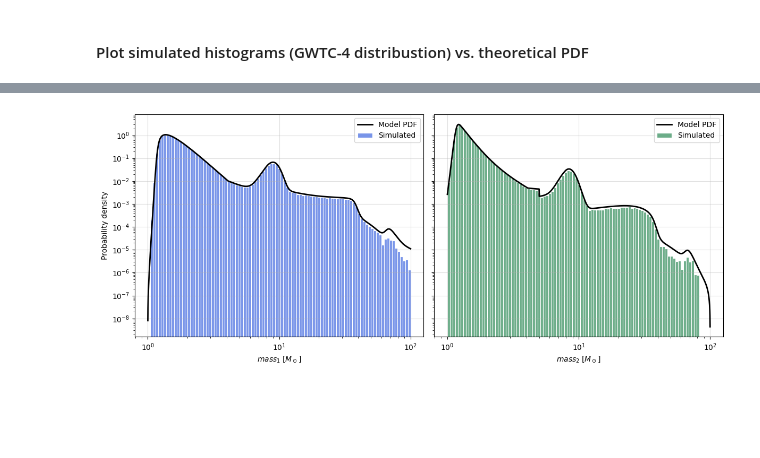
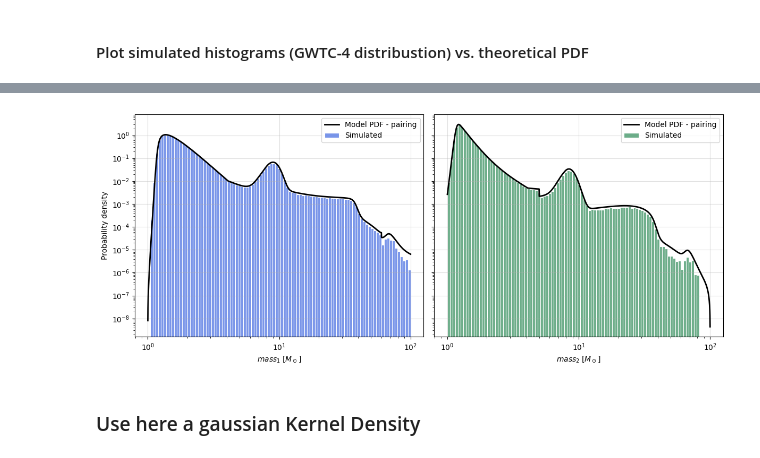
Before and after one commit to weizmannk/cbc-population-distributions, a Jupyter notebook: scripts/quick_start.ipynb, the cells around one changed output, grey strips where cells are left out. Saved outputs shown, nothing was run; the diff lists cells and outputs as text; code cells hidden in the pictures; blank space fills up the shorter version.

```diff
--- a/scripts/quick_start.ipynb
+++ b/scripts/quick_start.ipynb
@@ -259,7 +255,8 @@ _p_m1m2 = np.outer(pdf_model, pdf_model) * (
     (_m2 < hyperparams["mbreak"]) * (_m2 / _m1) ** _pow_1
     + (_m2 >= hyperparams["mbreak"]) * (_m2 / _m1) ** _pow_2
 )
-_p_m1m2 *= _m1 >= _m2
+_p_m1m2 *= (_m1 >= _m2) & np.logical_not((_m1 > 60) & (_m2 < 3))
+
 _p_m2 = np.trapezoid(_p_m1m2, m, axis=-1)
 _p_m1 = np.trapezoid(_p_m1m2, m, axis=0)
 
@@ -272,32 +269,32 @@ bins = np.geomspace(lo, hi, 100)
 fig, axes = plt.subplots(1, 2, figsize=(12, 5), sharey=True)
 
 for ax, arr, temp_model, label, color in [
     (axes[0], m1, _p_m1, r"$mass_1$", "royalblue"),
     (axes[1], m2, _p_m2, r"$mass_2$", "seagreen"),
 ]:
     # Normalized histogram of simulated data
     sns.histplot(
         arr,
         bins=bins,
         stat="density",
         color=color,
         alpha=0.7,
         edgecolor="white",
         linewidth=0.8,
         ax=ax,
         label="Simulated",
     )
     # Theoretical normalized PDF
     temp_model /= np.trapezoid(temp_model, m)
-    ax.plot(m, temp_model, "k", lw=2, label="Model PDF")
+    ax.plot(m, temp_model, "k", lw=2, label="Model PDF - pairing")
 
     ax.set_xscale("log")
     ax.set_yscale("log")
     ax.set_xlabel(rf"{label} [$M_\odot$]")
     ax.grid(alpha=0.4)
     ax.legend()
 
 axes[0].set_ylabel("Probability density")
 plt.tight_layout()
 # %% [output]
-[figure, old version]
+[figure, new version]
@@ -338,0 +301,2 @@ def plot_pdf_kde_with_ratio(grid, pdf_model, samples, xlabel):
+# %% [markdown]
+### Use here a gaussian Kernel Density
```
Also changed, not shown: parts of 6 cells of this notebook.
